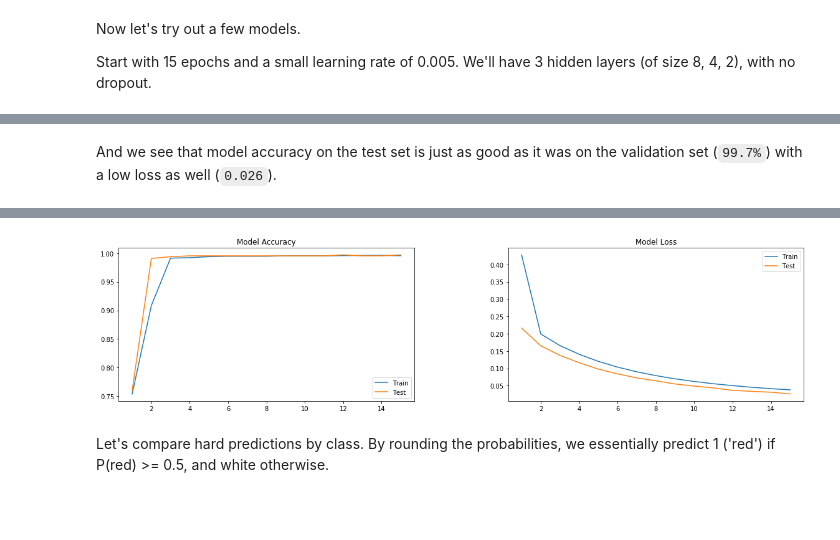
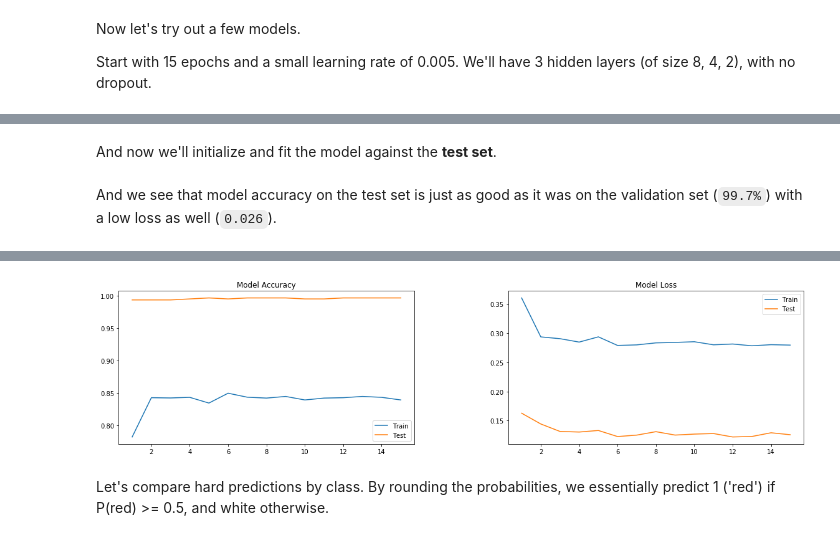
Before and after one commit to lukefiorio/wine_classifier, a Jupyter notebook: L08-LukasFIorio.ipynb, the cells around one changed output, grey strips where cells are left out. Drawn from its saved outputs; the diff is of its cells as text; code cells hidden in the pictures; blank space fills up the shorter version.

Commit message:
fix learning rate param and clean up code

```diff
--- a/L08-LukasFIorio.ipynb
+++ b/L08-LukasFIorio.ipynb
@@ -684,6 +664,28 @@ model_log = model.fit(X_train_featurized, y_train,
+# %%
+# set winning model params
+epochs = 15
+batch_size = 16
+learning_rate = 0.005
+hidden_layers = [16, 8, 6, 4]
+dropout = 0.2
+verbose = 0
+# %% [markdown]
+And now we'll initialize and fit the model against the **test set**.
+# %%
+best_model, best_model_logs = ann_binary(X_train = X_train_featurized,
+                                         y_train = y_train,
+                                         X_test = X_test_featurized,
+                                         y_test = y_test,
+                                         epochs = epochs,
+                                         batch_size = batch_size,
+                                         learning_rate = learning_rate,
+                                         hidden_layers = hidden_layers,
+                                         dropout = dropout,
+                                         verbose = verbose
+                                        )
 # %% [markdown]
 And we see that model accuracy on the test set is just as good as it was on the validation set (`99.7%`) with a low loss as well (`0.026`).
 # %%
-model_plots(model_log, 'Test')
+model_plots(best_model_logs, 'Test')
 # %% [output]
  Test Accuracy: 0.997
@@ -691,4 +693,4 @@ model_plots(model_log, 'Test')
-[figure, old version]
+[figure, new version]
 # %% [markdown]
 Let's compare hard predictions by class. By rounding the probabilities, we essentially predict 1 ('red') if P(red) >= 0.5, and white otherwise.
 # %%
```
Also changed, not shown: parts of 56 cells of this notebook.
